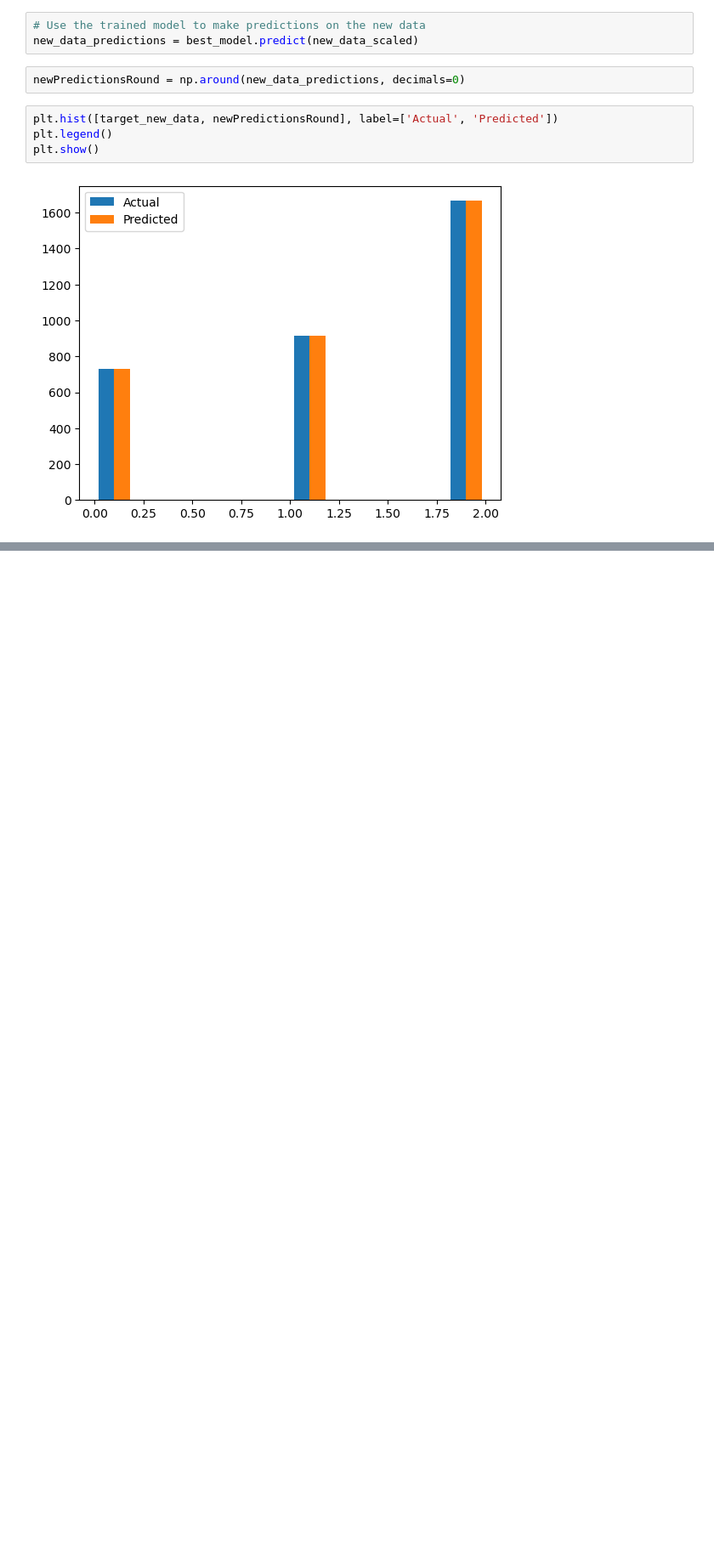
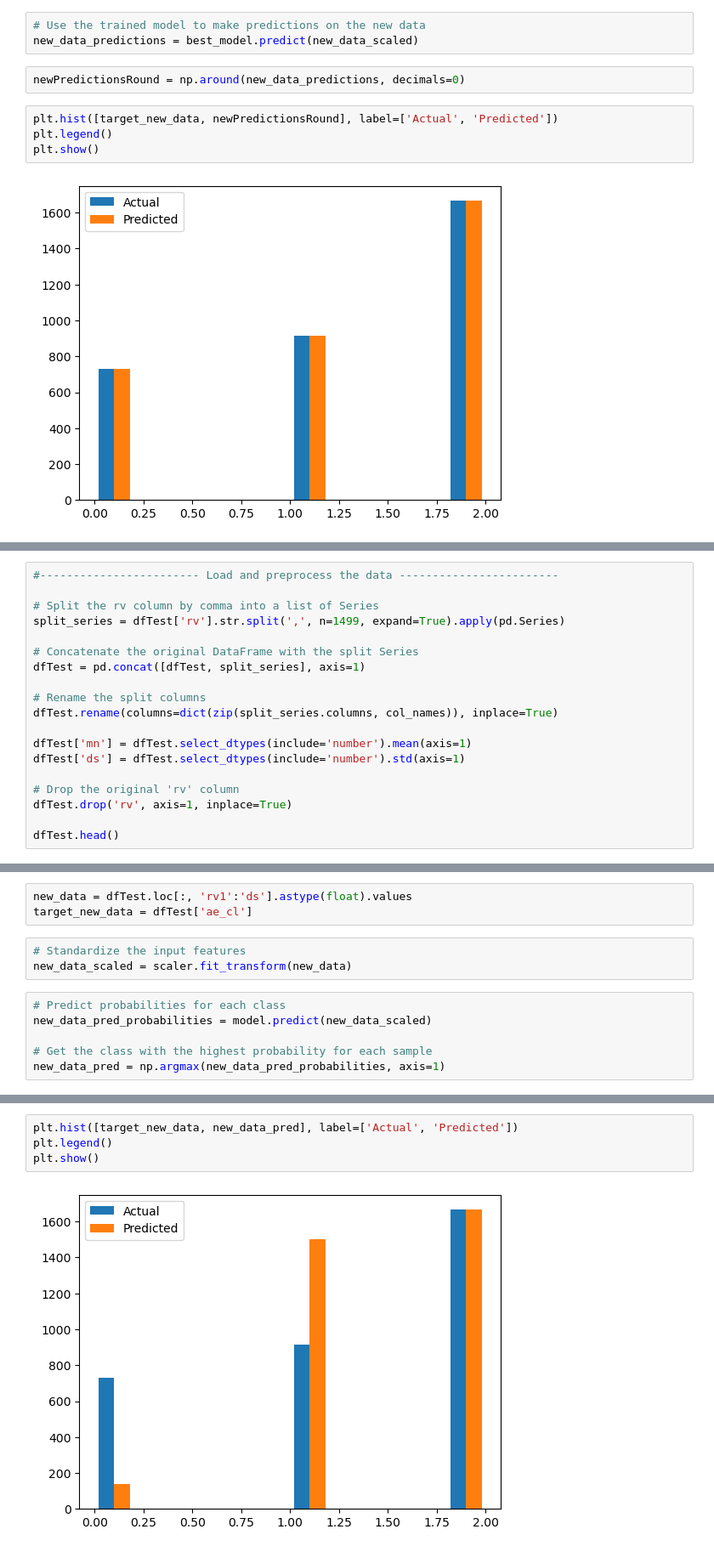
Before and after one commit to onekenoby/3AAI, a Jupyter notebook: SensorAnalysis/ML_Training/ML01/nn_classification_Esteban.ipynb, the cells around one changed output, grey strips where cells are left out. Shown at 85% size. Saved outputs shown, nothing was run; the diff lists cells and outputs as text; blank space fills up the shorter version.

```diff
--- a/SensorAnalysis/ML_Training/ML01/nn_classification_Esteban.ipynb
+++ b/SensorAnalysis/ML_Training/ML01/nn_classification_Esteban.ipynb
@@ -189,0 +332,19 @@ plt.show()
+# %%
+#------------------------ Load and preprocess the data ------------------------
+
+# Split the rv column by comma into a list of Series
+split_series = dfTest['rv'].str.split(',', n=1499, expand=True).apply(pd.Series)
+
+# Concatenate the original DataFrame with the split Series
+dfTest = pd.concat([dfTest, split_series], axis=1)
+
+# Rename the split columns
+dfTest.rename(columns=dict(zip(split_series.columns, col_names)), inplace=True)
+
+dfTest['mn'] = dfTest.select_dtypes(include='number').mean(axis=1)
+dfTest['ds'] = dfTest.select_dtypes(include='number').std(axis=1)
+
+# Drop the original 'rv' column
+dfTest.drop('rv', axis=1, inplace=True)
+
+dfTest.head()
@@ -189,0 +359,12 @@ plt.show()
+# %%
+new_data = dfTest.loc[:, 'rv1':'ds'].astype(float).values
+target_new_data = dfTest['ae_cl']
+# %%
+# Standardize the input features
+new_data_scaled = scaler.fit_transform(new_data)
+# %%
+# Predict probabilities for each class
+new_data_pred_probabilities = model.predict(new_data_scaled)
+
+# Get the class with the highest probability for each sample
+new_data_pred = np.argmax(new_data_pred_probabilities, axis=1)
@@ -189,0 +373,6 @@ plt.show()
+# %%
+plt.hist([target_new_data, new_data_pred], label=['Actual', 'Predicted'])
+plt.legend()
+plt.show()
+# %% [output]
+[figure, added]
```
Also changed, not shown: parts of 16 cells of this notebook.
